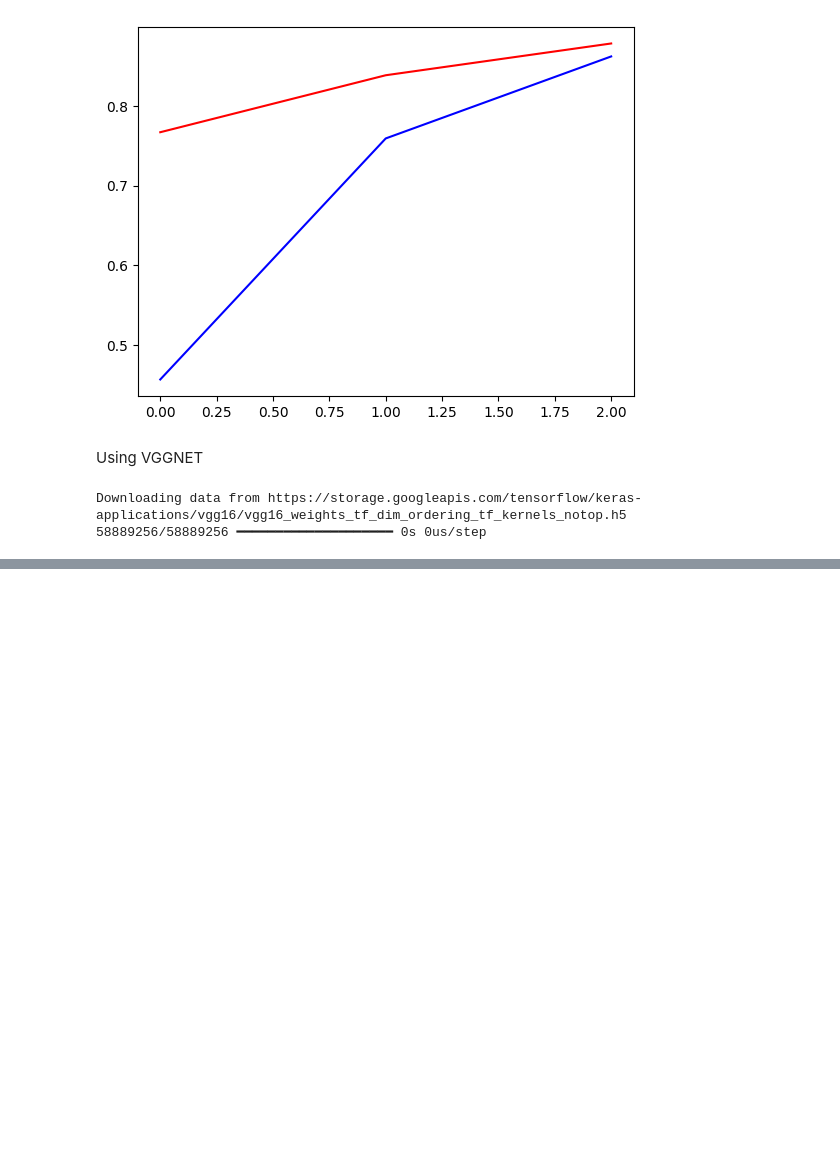
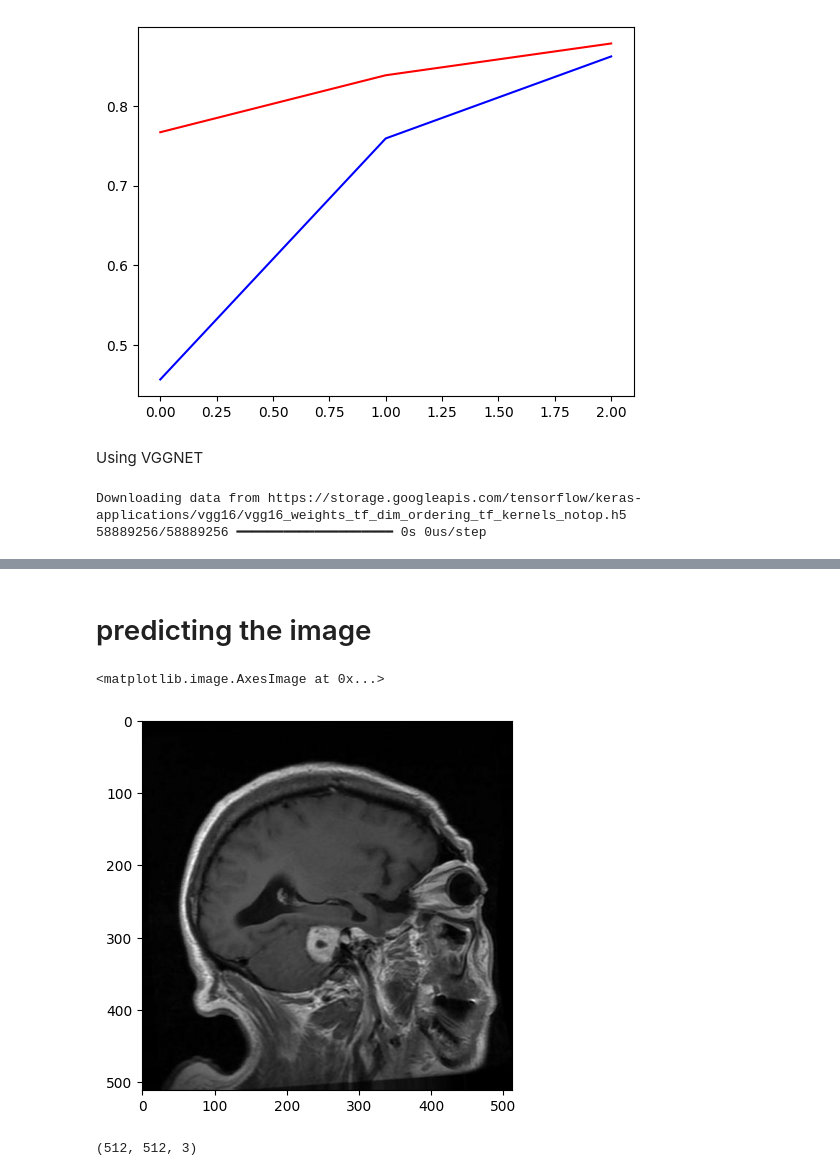
Before and after one commit to MhoOmm/DL_Learning, a Jupyter notebook: CNN-Projects/BrainTumour.ipynb, the cells around one changed output, grey strips where cells are left out. Cells and saved outputs as stored; diff of their text form; code cells hidden in the pictures; blank space fills up the shorter version.

```diff
--- a/CNN-Projects/BrainTumour.ipynb
+++ b/CNN-Projects/BrainTumour.ipynb
@@ -293,0 +330,13 @@ plt.plot(history2.history['val_accuracy'])
+# %% [markdown]
+# predicting the image
+# %%
+import cv2
+test_img = cv2.imread('/content/Te-aug-me_100.jpg')
+plt.imshow(test_img)
+# %% [output]
+<matplotlib.image.AxesImage at 0x...>
+[figure, added]
+# %%
+test_img.shape
+# %% [output]
+(512, 512, 3)
```
Also changed, not shown: parts of 9 cells of this notebook.
